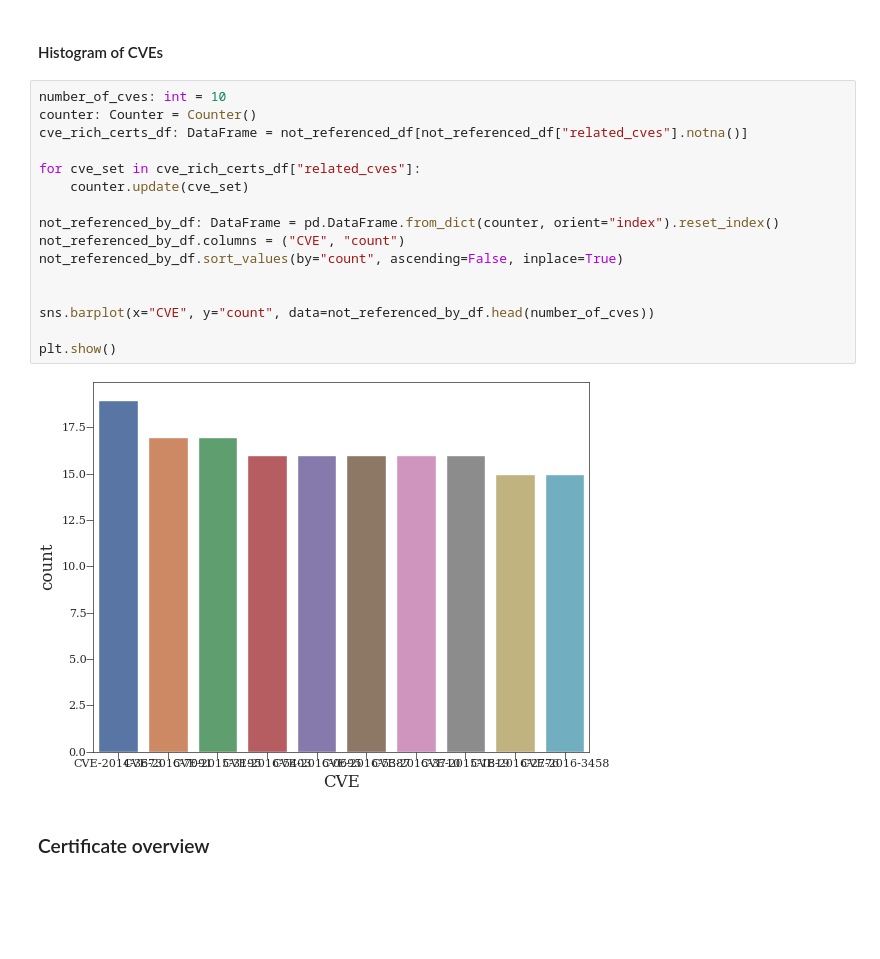
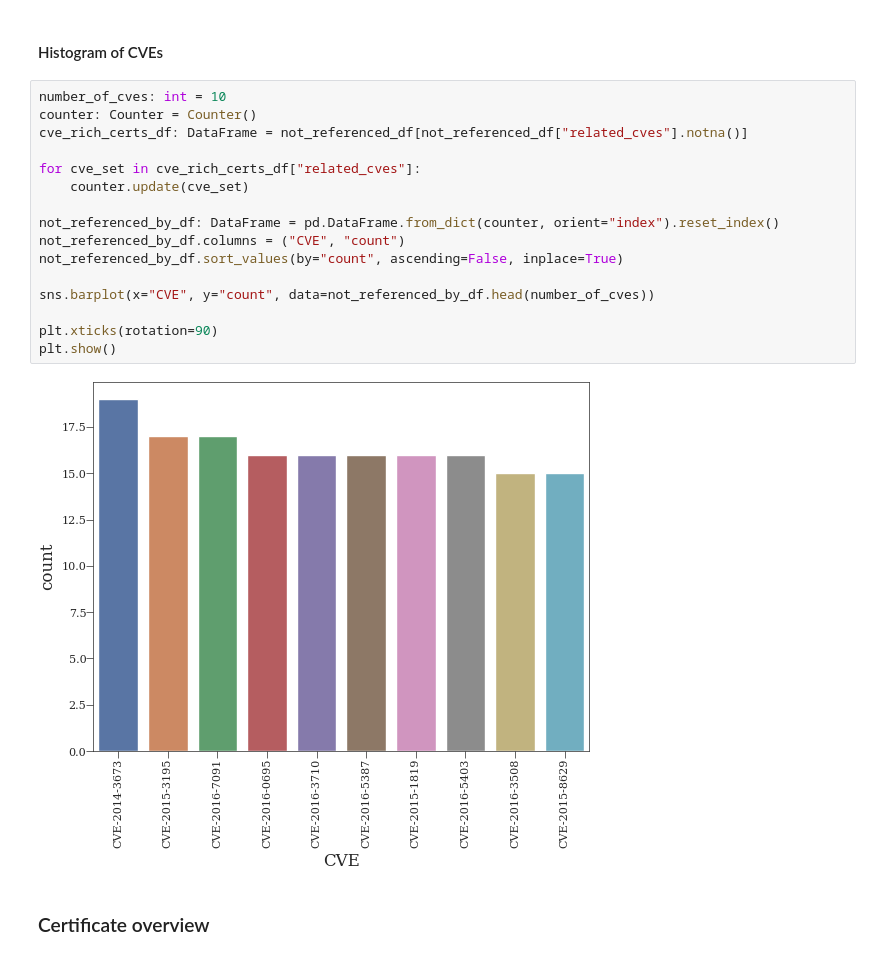
Before and after one commit to crocs-muni/sec-certs, a Jupyter notebook: notebooks/fips/references.ipynb, the cells around one changed output. Saved outputs shown, nothing was run; the diff lists cells and outputs as text; blank space fills up the shorter version.

```diff
--- a/notebooks/fips/references.ipynb
+++ b/notebooks/fips/references.ipynb
@@ -593,21 +572,21 @@ plt.show()
 # %%
 number_of_cves: int = 10
 counter: Counter = Counter()
 cve_rich_certs_df: DataFrame = not_referenced_df[not_referenced_df["related_cves"].notna()]
 
 for cve_set in cve_rich_certs_df["related_cves"]:
     counter.update(cve_set)
 
 not_referenced_by_df: DataFrame = pd.DataFrame.from_dict(counter, orient="index").reset_index()
 not_referenced_by_df.columns = ("CVE", "count")
 not_referenced_by_df.sort_values(by="count", ascending=False, inplace=True)
 
-
 sns.barplot(x="CVE", y="count", data=not_referenced_by_df.head(number_of_cves))
 
+plt.xticks(rotation=90)
 plt.show()
 # %% [output]
-[figure, old version]
+[figure, new version]
 # %% [markdown]
 ### Certificate overview
 # %%
```
Also changed, not shown: parts of 9 cells of this notebook.
